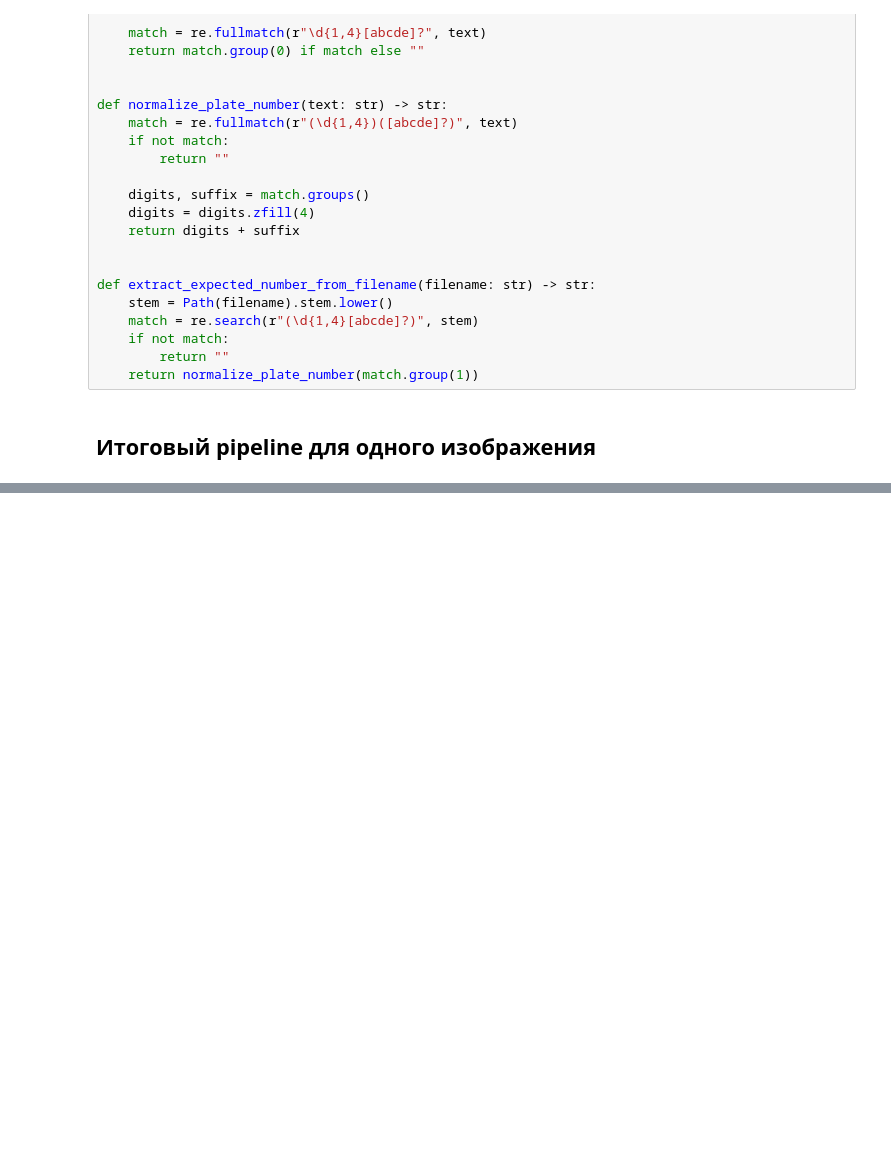
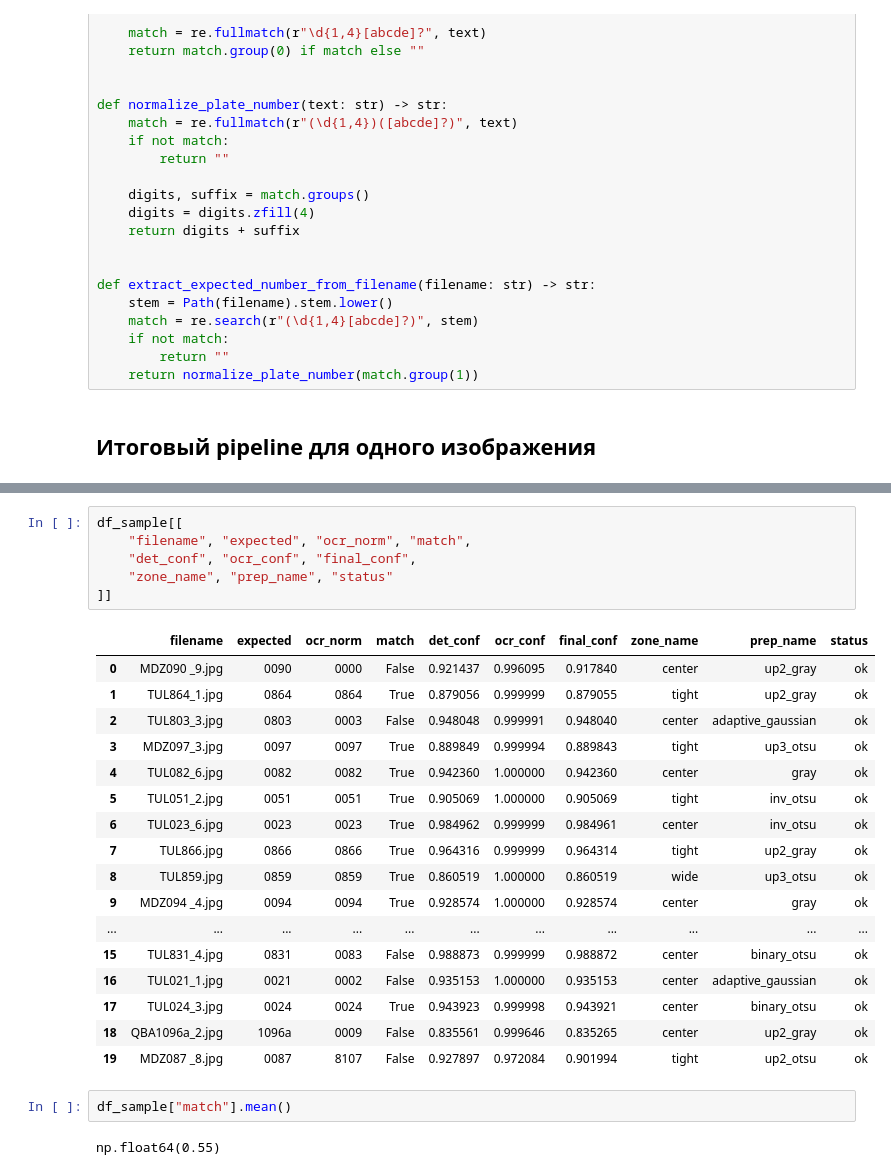
Before and after one commit to Schwarzepolizei/plate-recognition, a Jupyter notebook: notebooks/06_end_to_end_pipeline.ipynb, the cells around one changed output, grey strips where cells are left out. Drawn from its saved outputs; the diff is of its cells as text; blank space fills up the shorter version.

```diff
--- a/notebooks/06_end_to_end_pipeline.ipynb
+++ b/notebooks/06_end_to_end_pipeline.ipynb
@@ -396,0 +440,28 @@ Saved: /media/alexander/6668CC7E68CC4E8D/Users/Alexander/projects/plate-recognit
+# %%
+df_sample[[
+    "filename", "expected", "ocr_norm", "match",
+    "det_conf", "ocr_conf", "final_conf",
+    "zone_name", "prep_name", "status"
+]]
+# %% [output]
+|  | filename | expected | ocr_norm | match | det_conf | ocr_conf | final_conf | zone_name | prep_name | status |
+| 0 | MDZ090 _9.jpg | 0090 | 0000 | False | 0.921437 | 0.996095 | 0.917840 | center | up2_gray | ok |
+| 1 | TUL864_1.jpg | 0864 | 0864 | True | 0.879056 | 0.999999 | 0.879055 | tight | up2_gray | ok |
+| 2 | TUL803_3.jpg | 0803 | 0003 | False | 0.948048 | 0.999991 | 0.948040 | center | adaptive_gaussian | ok |
+| 3 | MDZ097_3.jpg | 0097 | 0097 | True | 0.889849 | 0.999994 | 0.889843 | tight | up3_otsu | ok |
+| 4 | TUL082_6.jpg | 0082 | 0082 | True | 0.942360 | 1.000000 | 0.942360 | center | gray | ok |
+| 5 | TUL051_2.jpg | 0051 | 0051 | True | 0.905069 | 1.000000 | 0.905069 | tight | inv_otsu | ok |
+| 6 | TUL023_6.jpg | 0023 | 0023 | True | 0.984962 | 0.999999 | 0.984961 | center | inv_otsu | ok |
+| 7 | TUL866.jpg | 0866 | 0866 | True | 0.964316 | 0.999999 | 0.964314 | tight | up2_gray | ok |
+| 8 | TUL859.jpg | 0859 | 0859 | True | 0.860519 | 1.000000 | 0.860519 | wide | up3_otsu | ok |
+| 9 | MDZ094 _4.jpg | 0094 | 0094 | True | 0.928574 | 1.000000 | 0.928574 | center | gray | ok |
+| ... | ... | ... | ... | ... | ... | ... | ... | ... | ... | ... |
+| 15 | TUL831_4.jpg | 0831 | 0083 | False | 0.988873 | 0.999999 | 0.988872 | center | binary_otsu | ok |
+| 16 | TUL021_1.jpg | 0021 | 0002 | False | 0.935153 | 1.000000 | 0.935153 | center | adaptive_gaussian | ok |
+| 17 | TUL024_3.jpg | 0024 | 0024 | True | 0.943923 | 0.999998 | 0.943921 | center | binary_otsu | ok |
+| 18 | QBA1096a_2.jpg | 1096a | 0009 | False | 0.835561 | 0.999646 | 0.835265 | center | up2_gray | ok |
+| 19 | MDZ087 _8.jpg | 0087 | 8107 | False | 0.927897 | 0.972084 | 0.901994 | tight | up2_otsu | ok |
+# %%
+df_sample["match"].mean()
+# %% [output]
+np.float64(0.55)
```
Also changed, not shown: parts of 24 cells of this notebook.
